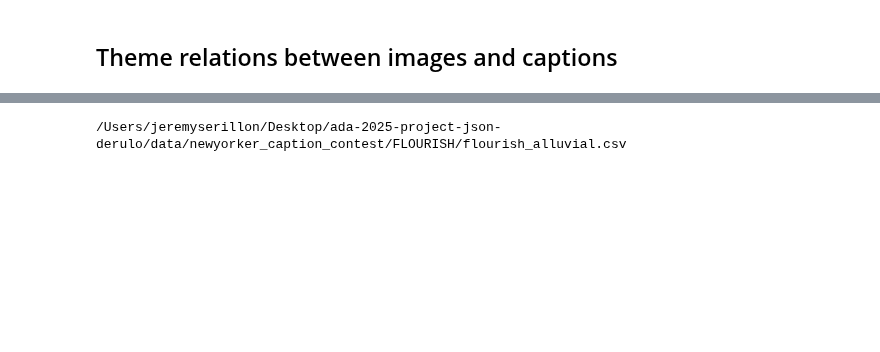
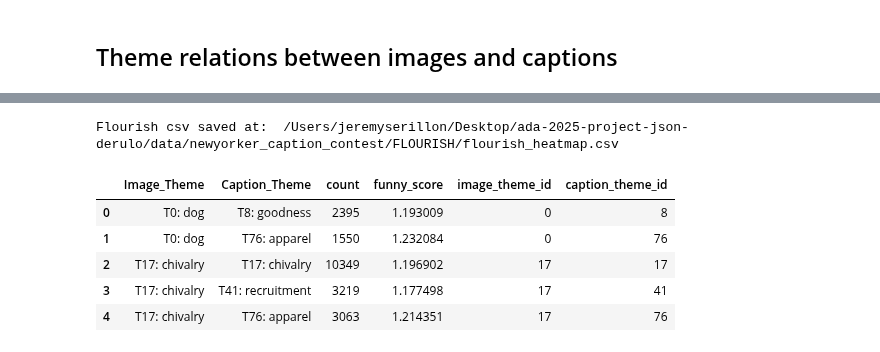
Before and after one commit to epfl-ada/ada-2025-project-json-derulo, a Jupyter notebook: src/Jeremy/plots_themes.ipynb, the cells around one changed output, grey strips where cells are left out. Drawn from its saved outputs; the diff is of its cells as text; code cells hidden in the pictures; blank space fills up the shorter version.

Commit message:
Added plots themes (not done)

```diff
--- a/src/Jeremy/plots_themes.ipynb
+++ b/src/Jeremy/plots_themes.ipynb
@@ -16,11 +23,16 @@ THEME_PATH = ROOT / "THEMES_RESULTS_V4"
 
 # Files paths
 DOCS_PATH   = THEME_PATH / "docs_with_themes.csv"
+GEN_LABELS_PATH = THEME_PATH / "Themes_V4_gen_labels.csv"
+SIMILARITY_PATH = THEME_PATH / "theme_similarity_by_theme_id.csv"
 TF_IDF_PATH = THEME_PATH / "TF_IDF_themes_scores.csv"
 THEMES_PATH = THEME_PATH / "themes.csv"
 
-print(f"THEME_PATH:  {THEME_PATH.resolve()}\n")
-print(f"DOCS_PATH:   {DOCS_PATH.resolve()}")
-print(f"TF_IDF_PATH: {TF_IDF_PATH.resolve()}")
-print(f"THEMES_PATH: {THEMES_PATH.resolve()}")
+
+print(f"THEME_PATH:      {THEME_PATH.resolve()}\n")
+print(f"GEN_LABELS_PATH: {GEN_LABELS_PATH.resolve()}")
+print(f"SIMILARITY_PATH: {SIMILARITY_PATH.resolve()}")
+print(f"DOCS_PATH:       {DOCS_PATH.resolve()}")
+print(f"TF_IDF_PATH:     {TF_IDF_PATH.resolve()}")
+print(f"THEMES_PATH:     {THEMES_PATH.resolve()}")
 # %% [output]
@@ -43,9 +57,7 @@ def load_csv(csv_path: Path, expected_cols) -> pd.DataFrame:
     return df
 # %%
 # load all content with themes extraction csv
-doc_cols = ["doc_id", "contest_id", "kind", "text", "clean_text", "rank", "mean", "precision",
-            "votes", "not_funny", "somewhat_funny", "funny", "theme_id", "theme_label"]
-df_doc = load_csv(DOCS_PATH, expected_cols=doc_cols)
+df_doc = load_docs_with_theme_csv(DOCS_PATH)
 df_doc.head()
 # %% [output]
 |  | doc_id | contest_id | kind | text | clean_text | rank | mean | precision | votes | not_funny | ... |
@@ -54,3 +66,15 @@ df_doc.head()
 | 2 | caption_510_1 | 510 | caption | I'm what they mean when they say,... | mean middle class step | 1.0 | 1.842105 | 0.191381 | 19.0 | 8.0 | ... |
 | 3 | caption_510_2 | 510 | caption | Does this suit make me look flat? | suit look flat | 2.0 | 1.711111 | 0.112915 | 45.0 | 21.0 | ... |
 | 4 | caption_510_3 | 510 | caption | When the right woman comes along,... | right woman come know | 3.0 | 1.625000 | 0.116657 | 32.0 | 15.0 | ... |
+# %%
+# load generated label dictionary csv
+gen_labels_cols = ["caption_id", "gen_label"]
+df_tfidf = load_csv(GEN_LABELS_PATH, expected_cols=gen_labels_cols)
+
+# rename 'caption_id' into 'theme_id' for clarity
+df_tfidf = df_tfidf.rename(columns={"caption_id": "theme_id"})
+
+# add generated labels to df_doc by matching on 'theme_id'
+df_doc = df_doc.merge(df_tfidf, on="theme_id", how="left")
+
+df_doc.head()
@@ -160,4 +206,8 @@ df_flourish.head()
 # %%
-print(Path("../../data/newyorker_caption_contest/FLOURISH/flourish_alluvial.csv").resolve())
+flourish_out_path = Path("../../data/newyorker_caption_contest/FLOURISH/flourish_heatmap.csv").resolve()
+flourish_3_out_path = Path("../../data/newyorker_caption_contest/FLOURISH/flourish_heatmap3.csv").resolve()
+
+df_flourish.to_csv(flourish_out_path, index=False)
+print("Flourish csv saved at: ", flourish_out_path)
 # %% [output]
-/Users/jeremyserillon/Desktop/ada-2025-project-json-derulo/data/newyorker_caption_contest/FLOURISH/flourish_alluvial.csv
+Flourish csv saved at:  /Users/jeremyserillon/Desktop/ada-2025-project-json-derulo/data/newyorker_caption_contest/FLOURISH/flourish_heatmap.csv
@@ -166,35 +214,42 @@ df_flourish.to_csv("../../data/newyorker_caption_contest/FLOURISH/flourish_heatm
 # %%
 # Size reduction for readability
 
 TOP_THEMES_PER_SIDE = 15   # keep top N nodes per side; rest -> removed
 TOP_LINKS_PER_SOURCE = 5   # keep top K outgoing links per Source
 MIN_VALUE = 1500             # drop links below this after aggregation
 DROP_SELF_LINKS = False    # Source!=Target only if True
 
 df_f = df_flourish.copy()
 
 # optional: remove self-links
 if DROP_SELF_LINKS:
-    df_f = df_f[df_f["Source"] != df_f["Target"]].copy()
+    df_f = df_f[df_f["Image_Theme"] != df_f["Caption_Theme"]].copy()
 
 # keep only top nodes on each side (by total flow)
-top_sources = (df_f.groupby("Source")["value"].sum().nlargest(TOP_THEMES_PER_SIDE).index)
-top_targets = (df_f.groupby("Target")["value"].sum().nlargest(TOP_THEMES_PER_SIDE).index)
+top_sources = (df_f.groupby("Image_Theme")["count"].sum().nlargest(TOP_THEMES_PER_SIDE).index)
+top_targets = (df_f.groupby("Caption_Theme")["count"].sum().nlargest(TOP_THEMES_PER_SIDE).index)
 
-df_f = df_f[df_f["Source"].isin(top_sources) & df_f["Target"].isin(top_targets)].copy()
+df_f = df_f[df_f["Image_Theme"].isin(top_sources) & df_f["Caption_Theme"].isin(top_targets)].copy()
 
 # drop tiny links
-df_f = df_f[df_f["value"] >= MIN_VALUE].copy()
+df_f = df_f[df_f["count"] >= MIN_VALUE].copy()
 
 # keep only top K links per Source (within the retained nodes)
-df_f = (df_f.sort_values(["Source", "value"], ascending=[True, False])
-           .groupby("Source", as_index=False)
+df_f = (df_f.sort_values(["Image_Theme", "count"], ascending=[True, False])
+           .groupby("Image_Theme", as_index=False)
            .head(TOP_LINKS_PER_SOURCE)
            .reset_index(drop=True))
 
 df_flourish_reduced = df_f
 
 df_flourish_reduced.head()
+# %% [output]
+|  | Image_Theme | Caption_Theme | count | funny_score | image_theme_id | caption_theme_id |
+| 0 | T0: dog | T8: goodness | 2395 | 1.193009 | 0 | 8 |
+| 1 | T0: dog | T76: apparel | 1550 | 1.232084 | 0 | 76 |
+| 2 | T17: chivalry | T17: chivalry | 10349 | 1.196902 | 17 | 17 |
+| 3 | T17: chivalry | T41: recruitment | 3219 | 1.177498 | 17 | 41 |
+| 4 | T17: chivalry | T76: apparel | 3063 | 1.214351 | 17 | 76 |
 # %%
 print("Length df_flourish:", len(df_flourish))
 print("Length df_flourish_reduced:", len(df_flourish_reduced))
```
Also changed, not shown: parts of 20 cells of this notebook, 3 other files.
